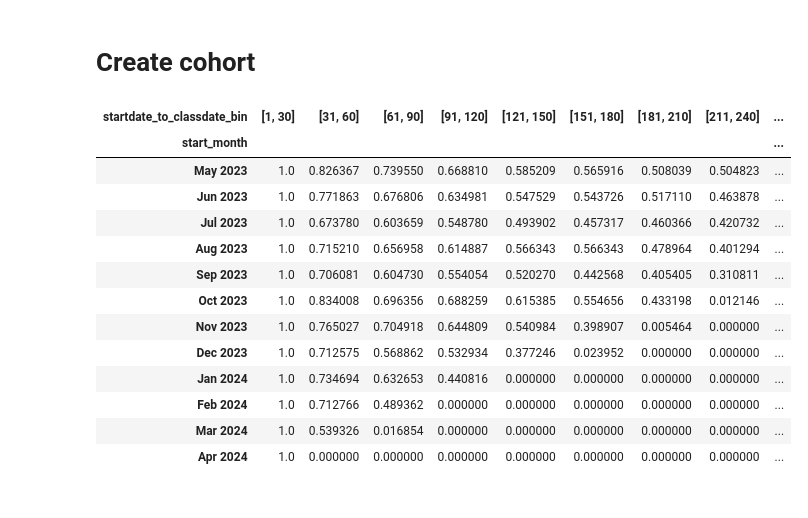
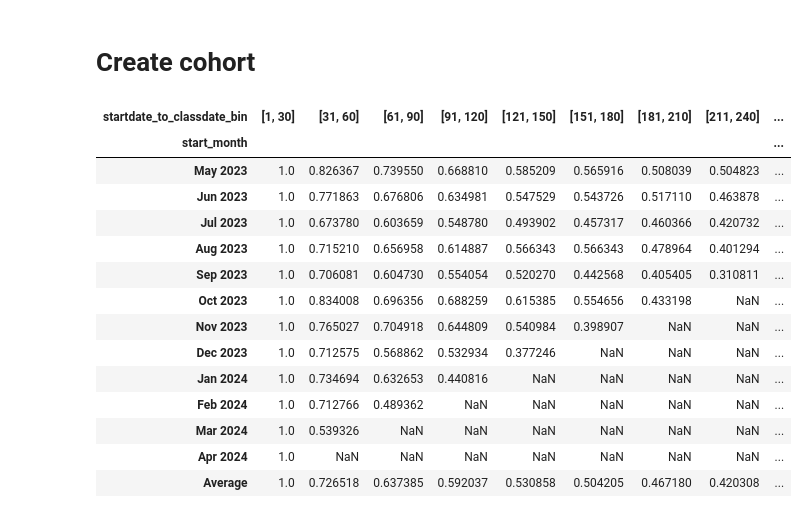
Before and after one commit to danjelito/wse-exp-manag-report, a Jupyter notebook: cohort.ipynb, the cells around one changed output. Saved outputs shown, nothing was run; the diff lists cells and outputs as text; code cells hidden in the pictures.

```diff
--- a/cohort.ipynb
+++ b/cohort.ipynb
@@ -162,40 +163,57 @@ def make_cohort(df_member, df_att, membership=None):
             startdate_to_classdate=lambda df_: (df_["class_date"] - df_["start_date"]).dt.days + 1,
             startdate_to_classdate_bin=lambda df_: pd.cut(df_["startdate_to_classdate"], bins=bins)
         )
         # group by start_month then bin
         .groupby(["start_month", "startdate_to_classdate_bin"])
         .agg(count=("student_code", "nunique"))
         # normalize the count relative to first month
         .reset_index()
         .assign(
             perc=lambda df_: (df_["count"].div(df_.groupby(["start_month"], observed=True)["count"].transform("max")))
         )
         # pivot
         .pivot(
             index="start_month",
             columns="startdate_to_classdate_bin",
             values="perc"
         )
         .rename(index=lambda i: i.strftime("%b %Y"))
     )
+
+    # delete bottom right diagonal
+    cohort_arr = result.values
+    rows, cols = cohort_arr.shape
+    for i in range(rows):
+        for j in range(cols):
+            if j > cols - i - 1:
+                result.iloc[i, j] = np.nan
+
+    # create average row
+    result = (result
+        .transpose()
+        .assign(Average=lambda df_: df_.mean(axis="columns"))
+        .transpose()
+    )
+
     return result
 
 make_cohort(df_member_clean, df_att_clean)
 # %% [output]
 | startdate_to_classdate_bin | [1, 30] | [31, 60] | [61, 90] | [91, 120] | [121, 150] | [151, 180] | [181, 210] | [211, 240] | ... |
 | start_month |  |  |  |  |  |  |  |  | ... |
 | May 2023 | 1.0 | 0.826367 | 0.739550 | 0.668810 | 0.585209 | 0.565916 | 0.508039 | 0.504823 | ... |
 | Jun 2023 | 1.0 | 0.771863 | 0.676806 | 0.634981 | 0.547529 | 0.543726 | 0.517110 | 0.463878 | ... |
 | Jul 2023 | 1.0 | 0.673780 | 0.603659 | 0.548780 | 0.493902 | 0.457317 | 0.460366 | 0.420732 | ... |
 | Aug 2023 | 1.0 | 0.715210 | 0.656958 | 0.614887 | 0.566343 | 0.566343 | 0.478964 | 0.401294 | ... |
 | Sep 2023 | 1.0 | 0.706081 | 0.604730 | 0.554054 | 0.520270 | 0.442568 | 0.405405 | 0.310811 | ... |
-| Oct 2023 | 1.0 | 0.834008 | 0.696356 | 0.688259 | 0.615385 | 0.554656 | 0.433198 | 0.012146 | ... |
-| Nov 2023 | 1.0 | 0.765027 | 0.704918 | 0.644809 | 0.540984 | 0.398907 | 0.005464 | 0.000000 | ... |
-| Dec 2023 | 1.0 | 0.712575 | 0.568862 | 0.532934 | 0.377246 | 0.023952 | 0.000000 | 0.000000 | ... |
-| Jan 2024 | 1.0 | 0.734694 | 0.632653 | 0.440816 | 0.000000 | 0.000000 | 0.000000 | 0.000000 | ... |
-| Feb 2024 | 1.0 | 0.712766 | 0.489362 | 0.000000 | 0.000000 | 0.000000 | 0.000000 | 0.000000 | ... |
-| Mar 2024 | 1.0 | 0.539326 | 0.016854 | 0.000000 | 0.000000 | 0.000000 | 0.000000 | 0.000000 | ... |
-| Apr 2024 | 1.0 | 0.000000 | 0.000000 | 0.000000 | 0.000000 | 0.000000 | 0.000000 | 0.000000 | ... |
+| Oct 2023 | 1.0 | 0.834008 | 0.696356 | 0.688259 | 0.615385 | 0.554656 | 0.433198 | NaN | ... |
+| Nov 2023 | 1.0 | 0.765027 | 0.704918 | 0.644809 | 0.540984 | 0.398907 | NaN | NaN | ... |
+| Dec 2023 | 1.0 | 0.712575 | 0.568862 | 0.532934 | 0.377246 | NaN | NaN | NaN | ... |
+| Jan 2024 | 1.0 | 0.734694 | 0.632653 | 0.440816 | NaN | NaN | NaN | NaN | ... |
+| Feb 2024 | 1.0 | 0.712766 | 0.489362 | NaN | NaN | NaN | NaN | NaN | ... |
+| Mar 2024 | 1.0 | 0.539326 | NaN | NaN | NaN | NaN | NaN | NaN | ... |
+| Apr 2024 | 1.0 | NaN | NaN | NaN | NaN | NaN | NaN | NaN | ... |
+| Average | 1.0 | 0.726518 | 0.637385 | 0.592037 | 0.530858 | 0.504205 | 0.467180 | 0.420308 | ... |
 # %%
 for p in [config, module, test]:
     try:
```
Also changed, not shown: parts of 2 cells of this notebook, 1 other file.
